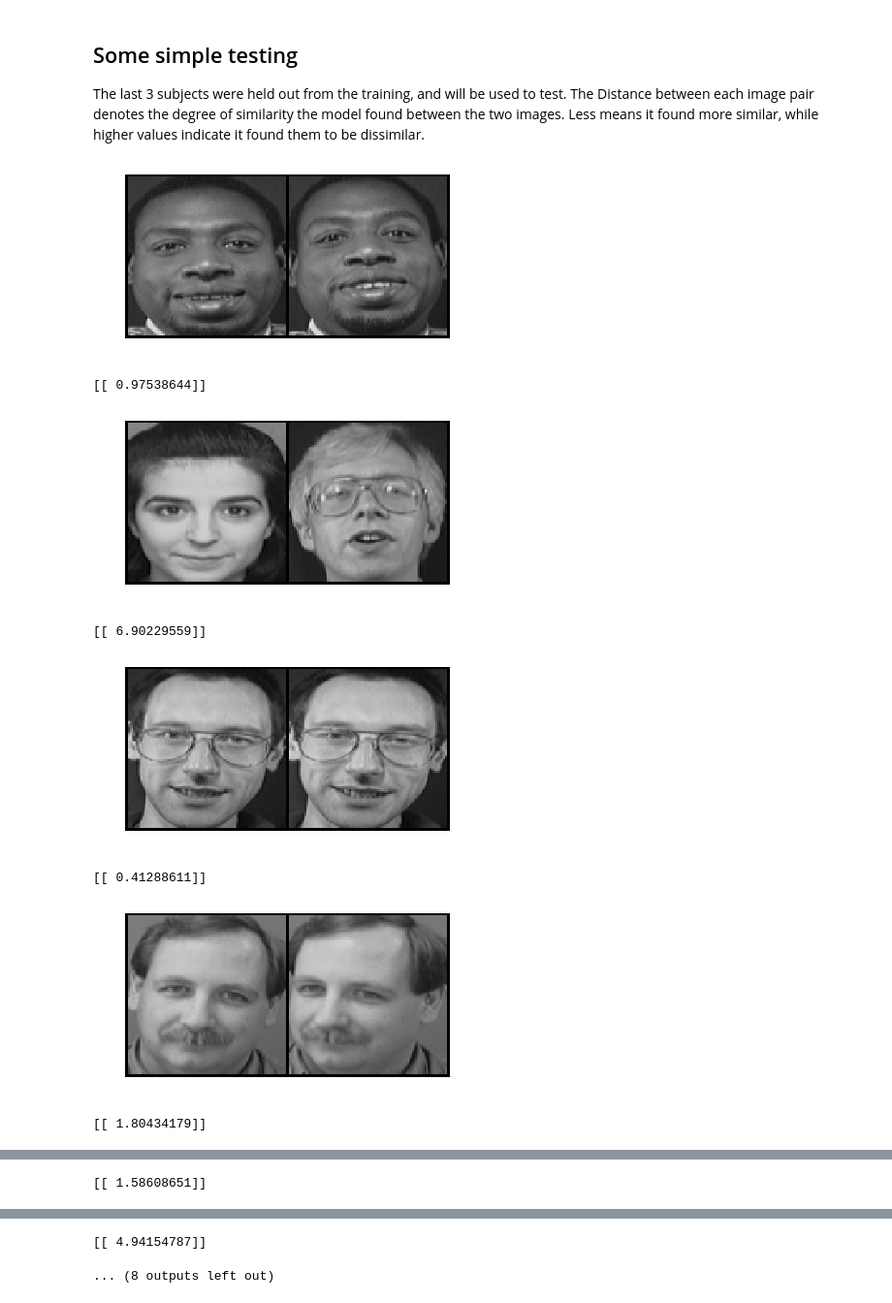
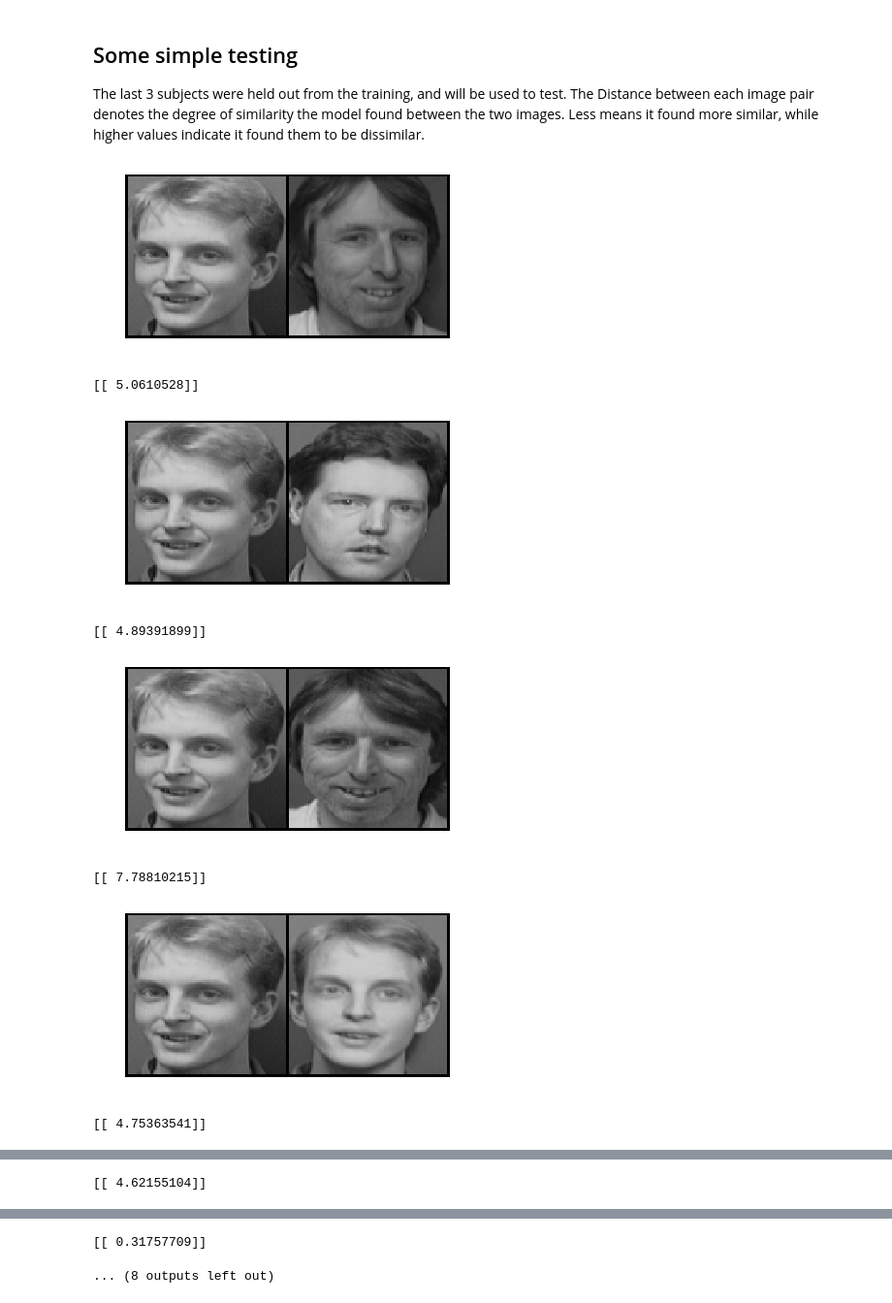
Before and after one commit to harveyslash/Facial-Similarity-with-Siamese-Networks-in-Pytorch, a Jupyter notebook: Siamese-networks-medium.ipynb, the cells around one changed output, grey strips where cells are left out. Shown at 97% size. Saved outputs shown, nothing was run; the diff lists cells and outputs as text; code cells hidden in the pictures.

Commit message:
Fixed test dataset

```diff
--- a/Siamese-networks-medium.ipynb
+++ b/Siamese-networks-medium.ipynb
@@ -194,7 +194,7 @@ counter = []
 loss_history = []
 iteration_number= 0
 # %%
-for epoch in range(1,101):
+for epoch in range(1,500):
     for i, data in enumerate(train_dataloader,0):
         img0, img1 , label = data
         img0, img1 , label = Variable(img0).cuda(), Variable(img1).cuda() , Variable(label).cuda()
@@ -232,23 +232,31 @@ Epoch number 100
 ## Some simple testing
 The last 3 subjects were held out from the training, and will be used to test. The Distance between each image pair denotes the degree of similarity the model found between the two images. Less means it found more similar, while higher values indicate it found them to be dissimilar.
 # %%
+folder_dataset_test = dset.ImageFolder(root='./data/faces/testing/')
+siamese_dataset = SiameseNetworkDataset(imageFolderDataset=folder_dataset_test,
+                                        transform=transforms.Compose([transforms.Scale((100,100)),
+                                                                      transforms.ToTensor()
+                                                                      ])
+                                       ,should_invert=False)
+
 test_dataloader = DataLoader(siamese_dataset,num_workers=6,batch_size=1,shuffle=True)
 dataiter = iter(test_dataloader)
+x0,_,_ = next(dataiter)
 
 for i in range(10):
-    x0,x1,label2 = next(dataiter)
+    _,x1,label2 = next(dataiter)
     concatenated = torch.cat((x0,x1),0)
     imshow(torchvision.utils.make_grid(concatenated))
 
     output1,output2 = net(Variable(x0).cuda(),Variable(x1).cuda())
     euclidean_distance = F.pairwise_distance(output1, output2)
     print (euclidean_distance.cpu().data.numpy())
 # %% [output]
-[figure, old version]
+[figure, new version]
-[[ 0.97538644]]
+[[ 5.0610528]]
-[figure, old version]
+[figure, new version]
-[[ 6.90229559]]
+[[ 4.89391899]]
-[figure, old version]
+[figure, new version]
-[[ 0.41288611]]
+[[ 7.78810215]]
-[figure, old version]
+[figure, new version]
-[[ 1.80434179]]
+[[ 4.75363541]]
@@ -256 +264 @@ for i in range(10):
-[[ 1.58608651]]
+[[ 4.62155104]]
@@ -258,2 +266,2 @@ for i in range(10):
-[[ 4.94154787]]
+[[ 0.31757709]]
 ... (8 outputs left out)
```
Also changed, not shown: parts of 2 cells of this notebook.
